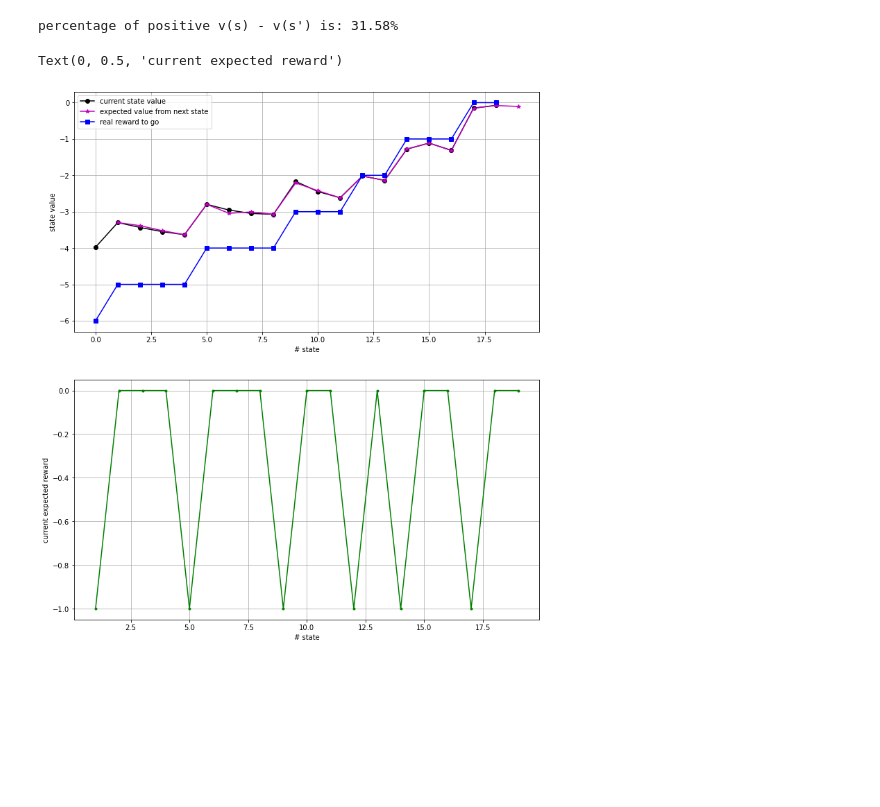
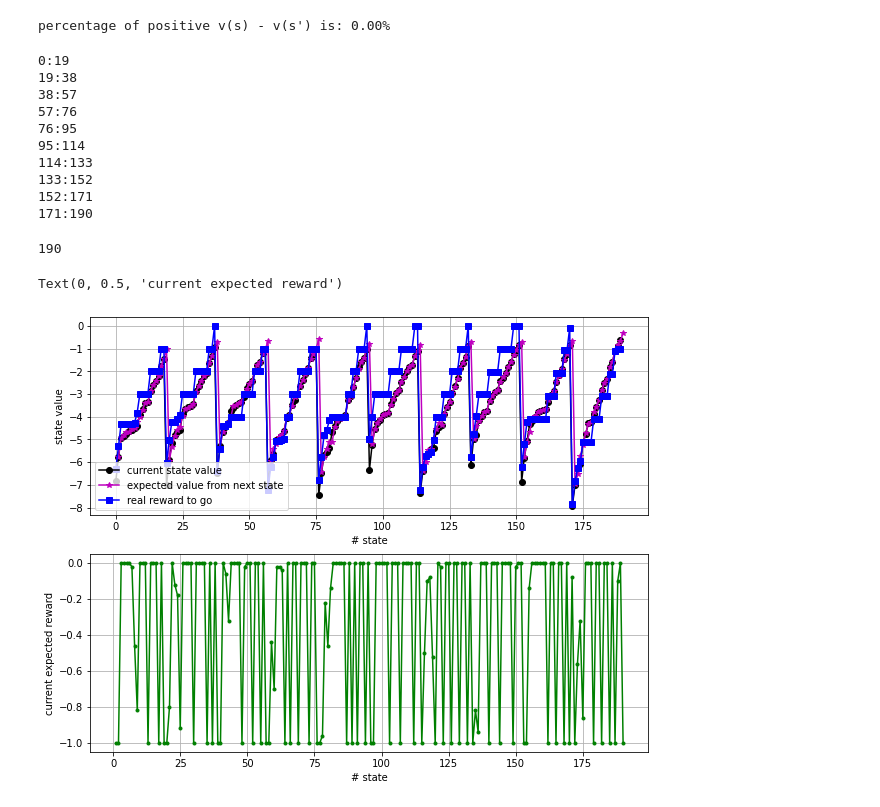
Before and after one commit to joeloren/rl_cosims, a Jupyter notebook: src/envs/graph_coloring/gc_notebooks/check_value_function_monocticity.ipynb, the cells around one changed output. Drawn from its saved outputs; the diff is of its cells as text; code cells hidden in the pictures; blank space fills up the shorter version.

```diff
--- a/src/envs/graph_coloring/gc_notebooks/check_value_function_monocticity.ipynb
+++ b/src/envs/graph_coloring/gc_notebooks/check_value_function_monocticity.ipynb
@@ -8,7 +8,7 @@ import networkx as nx
 from matplotlib import pyplot as plt
 import torch_geometric
 from torch_geometric.data import Data
-plt.rcParams['figure.figsize'] = [12, 14]
+plt.rcParams['figure.figsize'] = [10, 8]
 from src.envs.graph_coloring.gc_experimentation.problems import create_er_random_graph_problem
 from src.envs.graph_coloring.gc_baselines.simple_policies import random_policy_without_newcolor
 from src.envs.graph_coloring.gc_baselines.ortools_policy import ORToolsOfflinePolicy
@@ -29,7 +29,7 @@ def calculate_reward_to_go(discount_factor, rewards):
 sim = create_er_random_graph_problem(num_new_nodes=0, num_initial_nodes=20, prob_edge=0.3,
                                    is_online=False, random_seed=15)
 # %%
-model_location = '../../../training/runs/gc/ppo_agent/2020-11-04_09_51_23'
+model_location = '../../../training/runs/gc/ppo_agent/2020-11-04_13_34_11'
 with open(Path(model_location) / "agent_params.json") as f:
     agent_config_dict = json.load(f)
 model_config_dict = agent_config_dict['model_config']
@@ -37,8 +37,8 @@ if "logit_normalizer" not in model_config_dict.keys():
     model_config_dict['logit_normalizer'] = agent_config_dict['logit_normalizer']
 # %%
 ppo_policy = PPOPolicy(agent_config_dict, model_config_dict, model_location, sim)
-num_stochastic_runs = 200
-num_seeds = 1
+num_stochastic_runs = 50
+num_seeds = 10
 value_outputs = {'states': [],
                 'state_value':[],
                 'next_state_values':[],
@@ -106,30 +106,50 @@ n_positive_diffs = np.sum(diff_values>0)
 n_diffs = diff_values.shape[0]
 print(f"percentage of positive v(s) - v(s') is:{100 * n_positive_diffs / n_diffs: .2f}%")
 # %% [output]
-percentage of positive v(s) - v(s') is: 31.58%
+percentage of positive v(s) - v(s') is: 0.00%
+# %%
+for i_n in range(num_seeds):
+    print(f"{i_n*(problem_size-1)}:{(i_n+1)*(problem_size-1)}")
+len(rewards)
+# %% [output]
+0:19
+19:38
+38:57
+57:76
+76:95
+95:114
+114:133
+133:152
+152:171
+171:190
+190
 # %%
 states = value_outputs["states"]
 state_values = value_outputs["state_value"]
 next_state_values = [np.mean(v) for v in value_outputs["next_state_values"]]
 rewards = [np.mean(r) for r in value_outputs['rewards']]
-discounted_rewards = calculate_reward_to_go(discount_factor=agent_config_dict['discount'], rewards=rewards)
+problem_size=20
+discounted_rewards = np.zeros(shape=len(rewards))
+for i_n in range(num_seeds):
+    current_rewards = rewards[i_n*(problem_size-1):(i_n+1)*(problem_size-1)]
+    discounted_rewards[i_n*(problem_size-1):(i_n+1)*(problem_size-1)] = calculate_reward_to_go(discount_factor=agent_config_dict['discount'], rewards=current_rewards)
 fig, ax = plt.subplots(2, 1)
 ax[0].plot(range(len(state_values)), state_values, marker='o', c='k', label="current state value")
 ax[0].plot(range(1, len(next_state_values)+1), next_state_values, marker='*', c='m', label="expected value from next state")
 ax[0].plot(range(len(discounted_rewards)), discounted_rewards, marker='s', c='b', label="real reward to go")
 ax[0].grid()
 ax[0].legend()
 ax[0].set_xlabel('# state')
 ax[0].set_ylabel('state value')
 ax[1].plot(range(1, len(rewards)+1), rewards, marker='.', c='g')
 ax[1].grid()
 ax[1].set_xlabel('# state')
 ax[1].set_ylabel('current expected reward')
 # print(f"state values:{state_values}")
 # print(f"mean next state values:{[np.mean(v) for v in next_state_values][1:]}")
 # %% [output]
 Text(0, 0.5, 'current expected reward')
-[figure, old version]
+[figure, new version]
 # %%
 states = value_outputs["states"]
 discounts = np.array([d**i for i, d in enumerate(np.ones(len(states))*agent_config_dict['discount'])])
```
Also changed, not shown: parts of 5 cells of this notebook.
